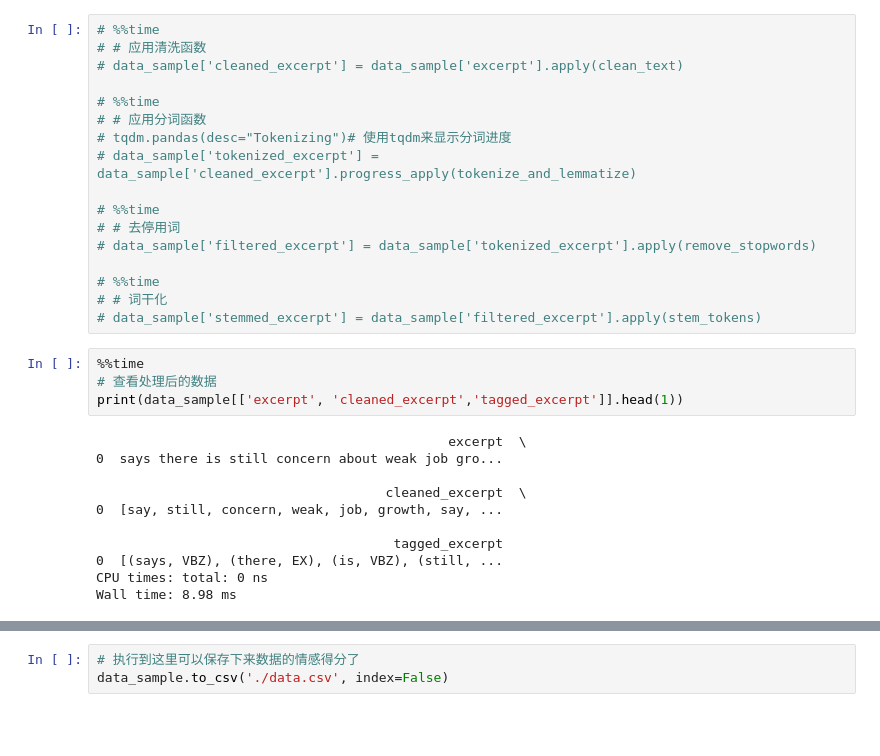
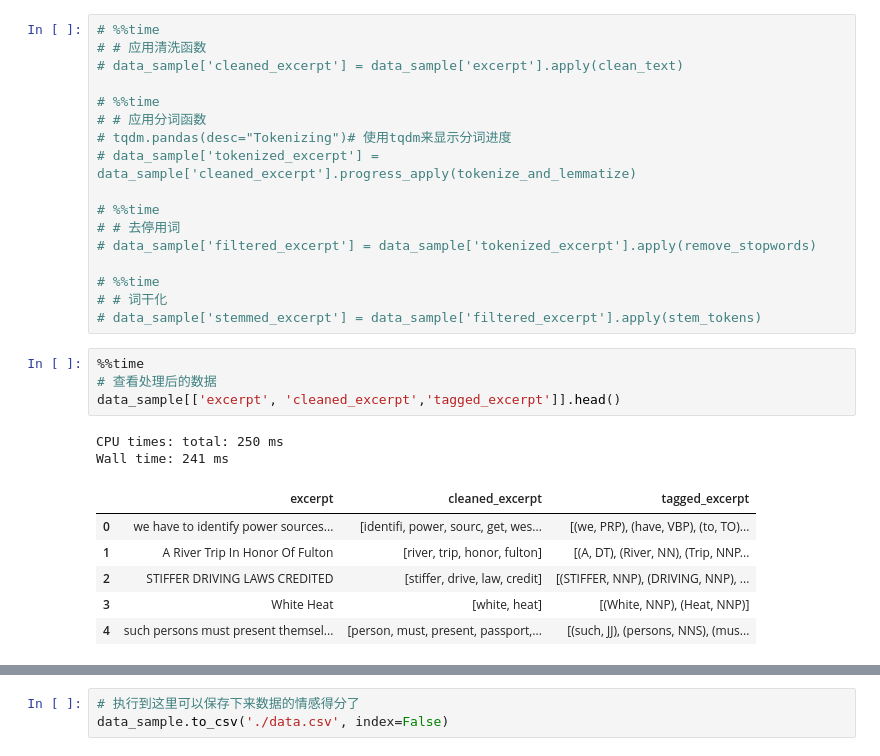
Before and after one commit to Wong-F/Eeconomic-index-prediction-based-on-newspapers, a Jupyter notebook: 纽约时报.ipynb, the cells around one changed output, grey strips where cells are left out. Saved outputs shown, nothing was run; the diff lists cells and outputs as text; blank space fills up the shorter version.

```diff
--- a/纽约时报.ipynb
+++ b/纽约时报.ipynb
@@ -364,18 +363,16 @@ Wall time: 801 ms
 # %%
 %%time
 # 查看处理后的数据
-print(data_sample[['excerpt', 'cleaned_excerpt','tagged_excerpt']].head(1))
+data_sample[['excerpt', 'cleaned_excerpt','tagged_excerpt']].head()
 # %% [output]
-                                             excerpt  \
-0  says there is still concern about weak job gro...
-
-                                     cleaned_excerpt  \
-0  [say, still, concern, weak, job, growth, say, ...
-
-                                      tagged_excerpt
-0  [(says, VBZ), (there, EX), (is, VBZ), (still, ...
-CPU times: total: 0 ns
-Wall time: 8.98 ms
+CPU times: total: 250 ms
+Wall time: 241 ms
+|  | excerpt | cleaned_excerpt | tagged_excerpt |
+| 0 | we have to identify power sources... | [identifi, power, sourc, get, wes... | [(we, PRP), (have, VBP), (to, TO)... |
+| 1 | A River Trip In Honor Of Fulton | [river, trip, honor, fulton] | [(A, DT), (River, NN), (Trip, NNP... |
+| 2 | STIFFER DRIVING LAWS CREDITED | [stiffer, drive, law, credit] | [(STIFFER, NNP), (DRIVING, NNP), ... |
+| 3 | White Heat | [white, heat] | [(White, NNP), (Heat, NNP)] |
+| 4 | such persons must present themsel... | [person, must, present, passport,... | [(such, JJ), (persons, NNS), (mus... |
 # %%
 %%time
 # 加载Loughran-McDonald Master Dictionary
```
Also changed, not shown: parts of 11 cells of this notebook.
